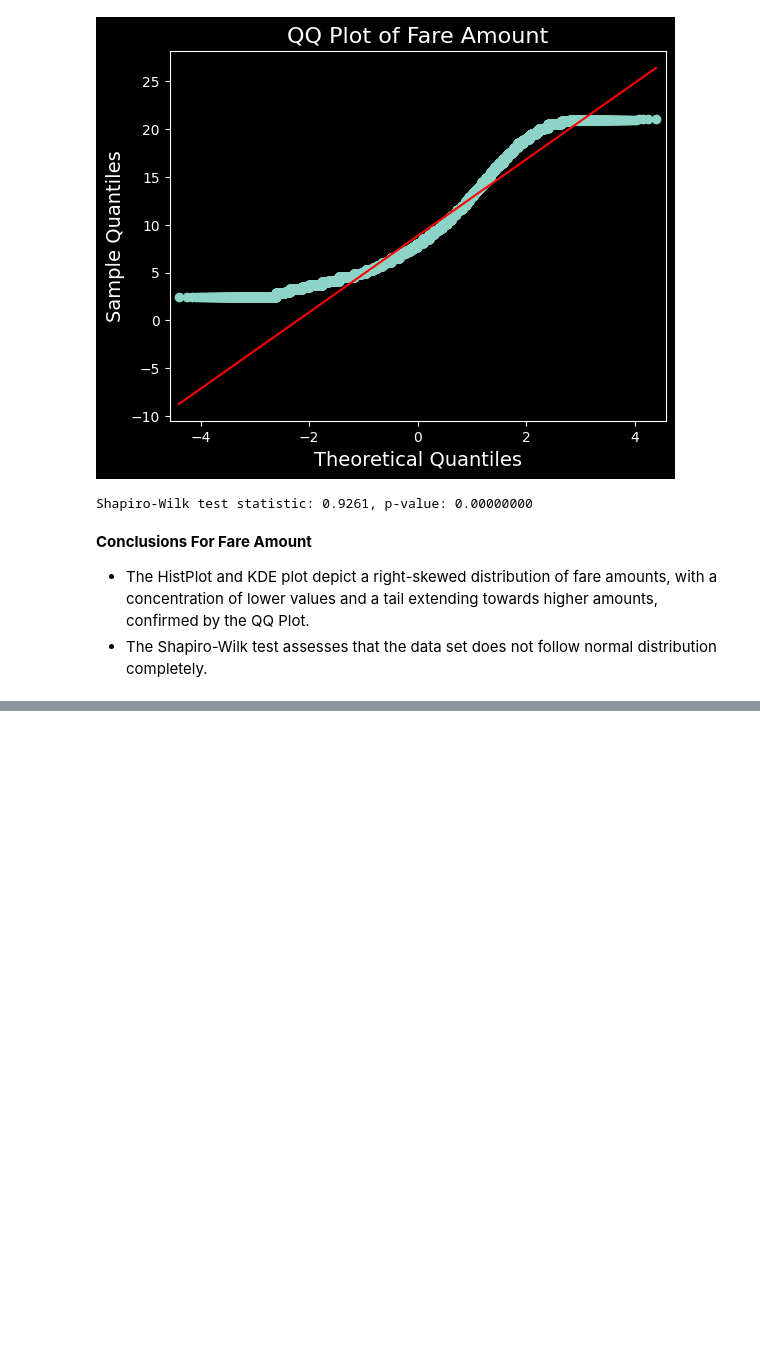
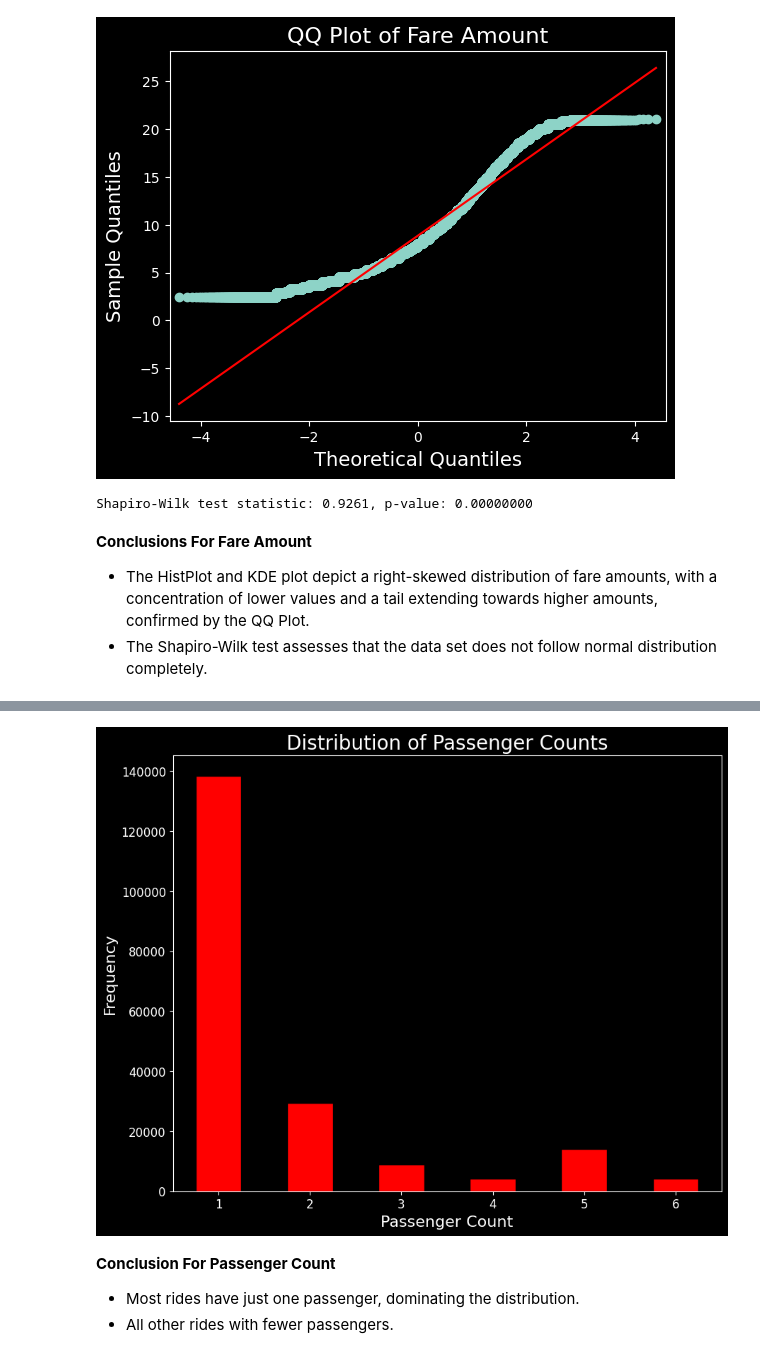
Before and after one commit to BKAPADIA04/Farely, a Jupyter notebook: codes/eda.ipynb, the cells around one changed output, grey strips where cells are left out. Cells and saved outputs as stored; diff of their text form; code cells hidden in the pictures; blank space fills up the shorter version.

Commit message:
Passenger Count Analysis Done

```diff
--- a/codes/eda.ipynb
+++ b/codes/eda.ipynb
@@ -110,0 +147,3 @@ Shapiro-Wilk test statistic: 0.9261, p-value: 0.00000000
+# %%
+df_passenger = df[(df['passenger_count'] != 0) & (df['passenger_count'] != 208)]
+df_passenger
@@ -110,0 +175,16 @@ Shapiro-Wilk test statistic: 0.9261, p-value: 0.00000000
+# %%
+value_counts = df_passenger['passenger_count'].value_counts().sort_index()
+plt.figure(figsize=(10, 8))
+value_counts.plot(kind='bar', color='red', edgecolor='black')
+plt.title('Distribution of Passenger Counts', fontsize=20)
+plt.xlabel('Passenger Count', fontsize=16)
+plt.ylabel('Frequency', fontsize=16)
+plt.xticks(rotation=0, fontsize=12)
+plt.yticks(fontsize=12)
+plt.show()
+# %% [output]
+[figure, added]
+# %% [markdown]
+**Conclusion For Passenger Count**
+- Most rides have just one passenger, dominating the distribution.
+- All other rides with fewer passengers.
```
Also changed, not shown: parts of 8 cells of this notebook.
